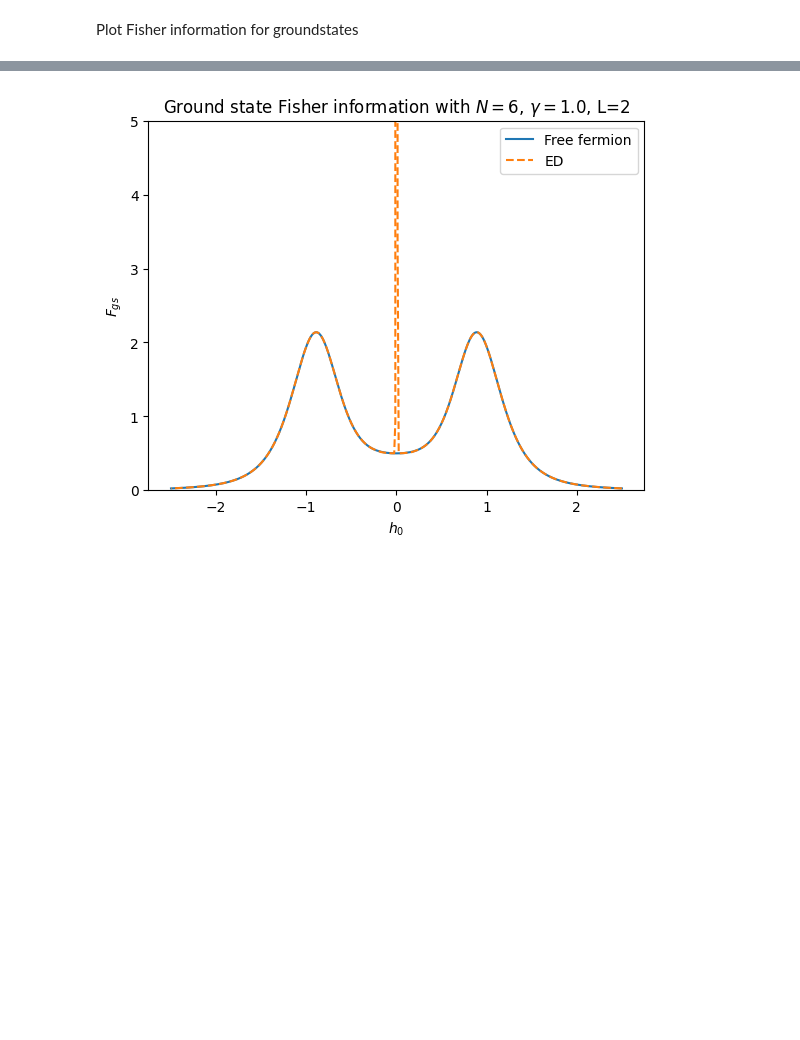
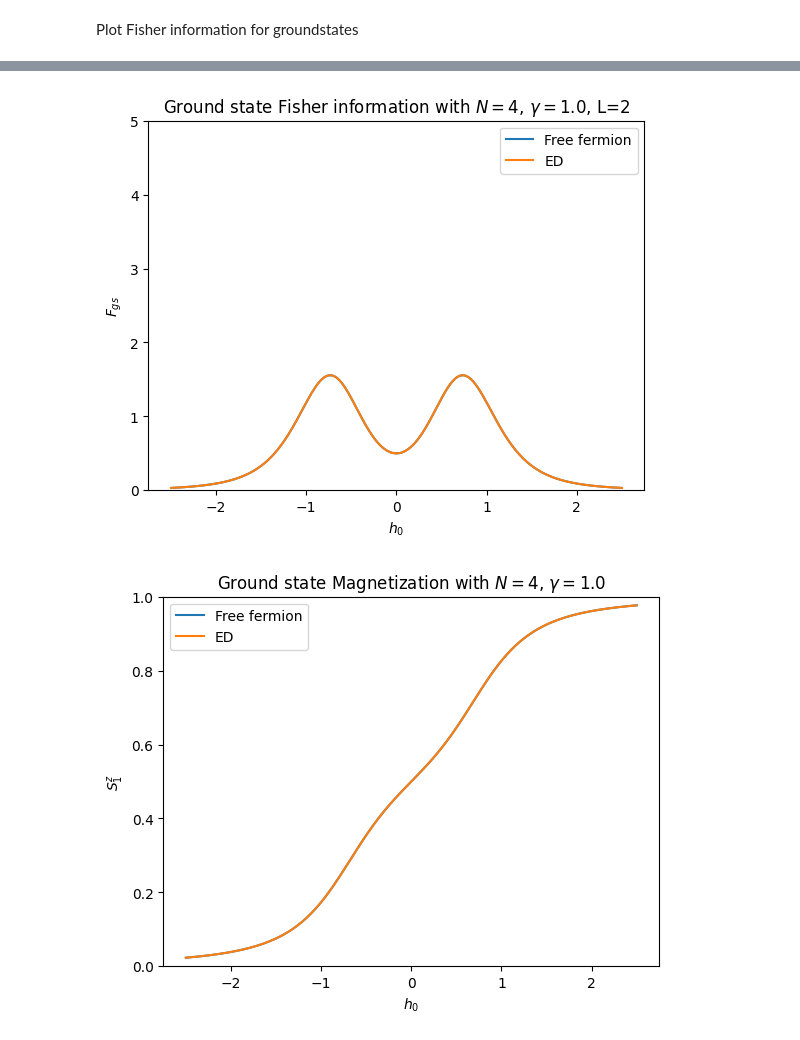
Before and after one commit to SamuelEwanBegg/XY_sensing, a Jupyter notebook: XY_ground_state.ipynb, the cells around one changed output, grey strips where cells are left out. Drawn from its saved outputs; the diff is of its cells as text; code cells hidden in the pictures; blank space fills up the shorter version.

```diff
--- a/XY_ground_state.ipynb
+++ b/XY_ground_state.ipynb
@@ -48,8 +48,21 @@ save_results = 'bin' # 'save' or 'bin' (don't save)
 Fishermat = np.zeros([np.size(sub_system_range),np.size(h0mat)])
 
 #Calculate fisher information for different subsystem sizes and h0 values
-#Fisher = Fisher_Groundstate(J, gamma, h0mat[uu], h1[0], sites, sub_system_range, tol, shift, derivative_estimator)
-Fishermat = Parallel(n_jobs=num_cores)(delayed(methods.Fisher_Groundstate)(J, gamma, h0mat[uu], h1, sites, sub_system_range, tol, shift, derivative_estimator, boundary_conditions) for uu in range(0,np.size(h0mat)))
+output = Parallel(n_jobs=num_cores)(delayed(methods.Fisher_Groundstate)(J, gamma, h0mat[uu], h1, sites, sub_system_range, tol, shift, derivative_estimator, boundary_conditions) for uu in range(0,np.size(h0mat)))
 
-Fishermat= np.asarray(Fishermat)
+Fisher_mat = []
+
+particle_numberL = []
+
+for kk in range(0,phasepoints):
+
+    data = output[kk]
+
+    Fisher_mat = Fisher_mat + [data[0]]
+
+    particle_numberL = particle_numberL + [data[1]]
+
+Fishermat= np.asarray(Fisher_mat)
+
+particle_number = np.asarray(particle_numberL)
 # %% [output]
@@ -143,18 +193,34 @@ plt.show()
 # %%
 #Comparison vs ED
 
-# ss = 1
-# plt.plot(h0mat,Fishermat[:,ss],label = 'Free fermion')
+ss = 1
+plt.plot(h0mat,Fishermat[:,ss],label = 'Free fermion')
 
-# ED_fisher = np.load('/Users/samuelbegg/Documents/Projects/Sensing/ed_results/Fisher.npy')
-# hzmat = np.load('/Users/samuelbegg/Documents/Projects/Sensing/ed_results/hzmat.npy')
+ED_fisher = np.load('/Users/samuelbegg/Documents/Projects/Sensing/ed_results/Fisher.npy')
+hzmat = np.load('/Users/samuelbegg/Documents/Projects/Sensing/ed_results/hzmat.npy')
 
-# plt.plot(hzmat,ED_fisher,'--',label='ED')
-# plt.ylabel(r'$F_{gs}$')
-# plt.xlabel(r'$h_0$')
-# plt.title('Ground state Fisher information with $N = $' + str(sites) + ', $\gamma=$' + str(gamma) + ', L=' + str(sub_system_range[ss]))
-# plt.legend()
-# plt.ylim(0,5)
-# plt.show()
+plt.plot(hzmat,ED_fisher,'-',label='ED')
+plt.ylabel(r'$F_{gs}$')
+plt.xlabel(r'$h_0$')
+plt.title('Ground state Fisher information with $N = $' + str(sites) + ', $\gamma=$' + str(gamma) + ', L=' + str(sub_system_range[ss]))
+plt.legend()
+plt.ylim(0,5)
+plt.show()
+
+
+plt.plot(h0mat,particle_number,label = 'Free fermion')
+
+
+ED_spin = np.load('/Users/samuelbegg/Documents/Projects/Sensing/ed_results/mag.npy')
+hzmat = np.load('/Users/samuelbegg/Documents/Projects/Sensing/ed_results/hzmat.npy')
+
+plt.plot(hzmat,ED_spin + 0.5,'-',label='ED')
+plt.ylabel(r'$S^z_1$')
+plt.xlabel(r'$h_0$')
+plt.title('Ground state Magnetization with $N = $' + str(sites) + ', $\gamma=$' + str(gamma))
+plt.legend()
+plt.ylim(0,1)
+plt.show()
 # %% [output]
-[figure, old version]
+[figure, new version]
+[figure, added]
```
Also changed, not shown: parts of 4 cells of this notebook, 5 other files.
